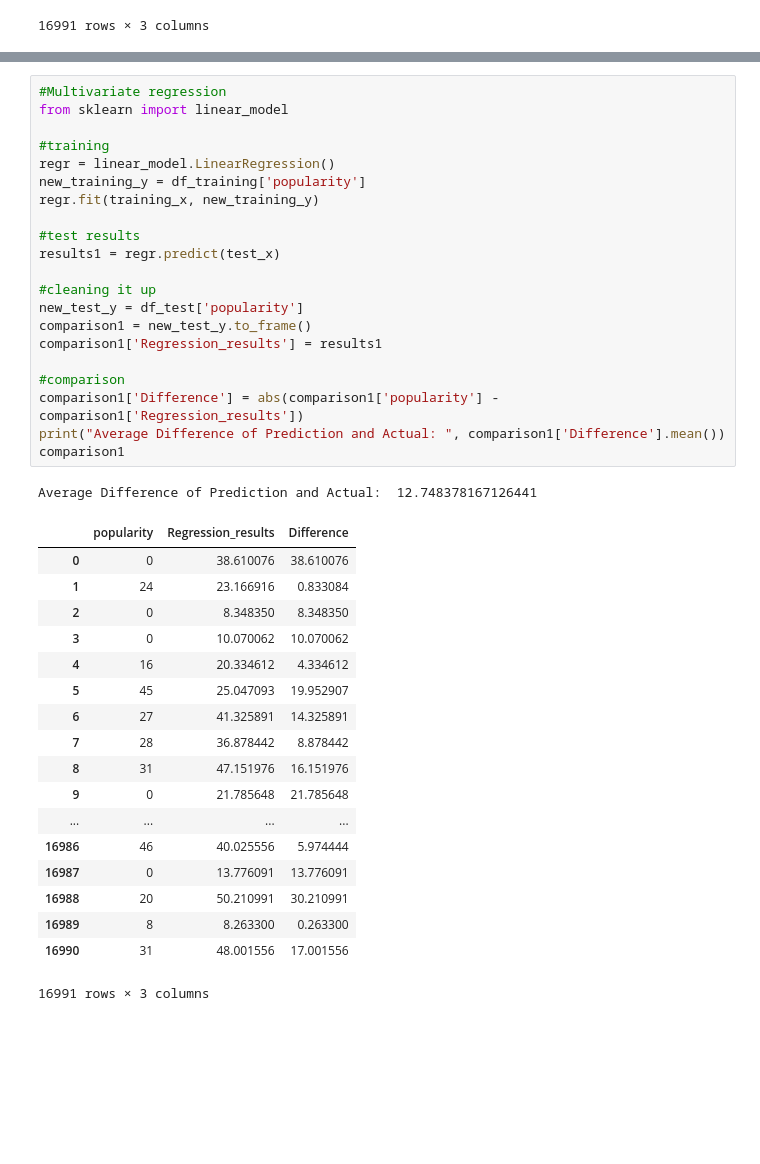
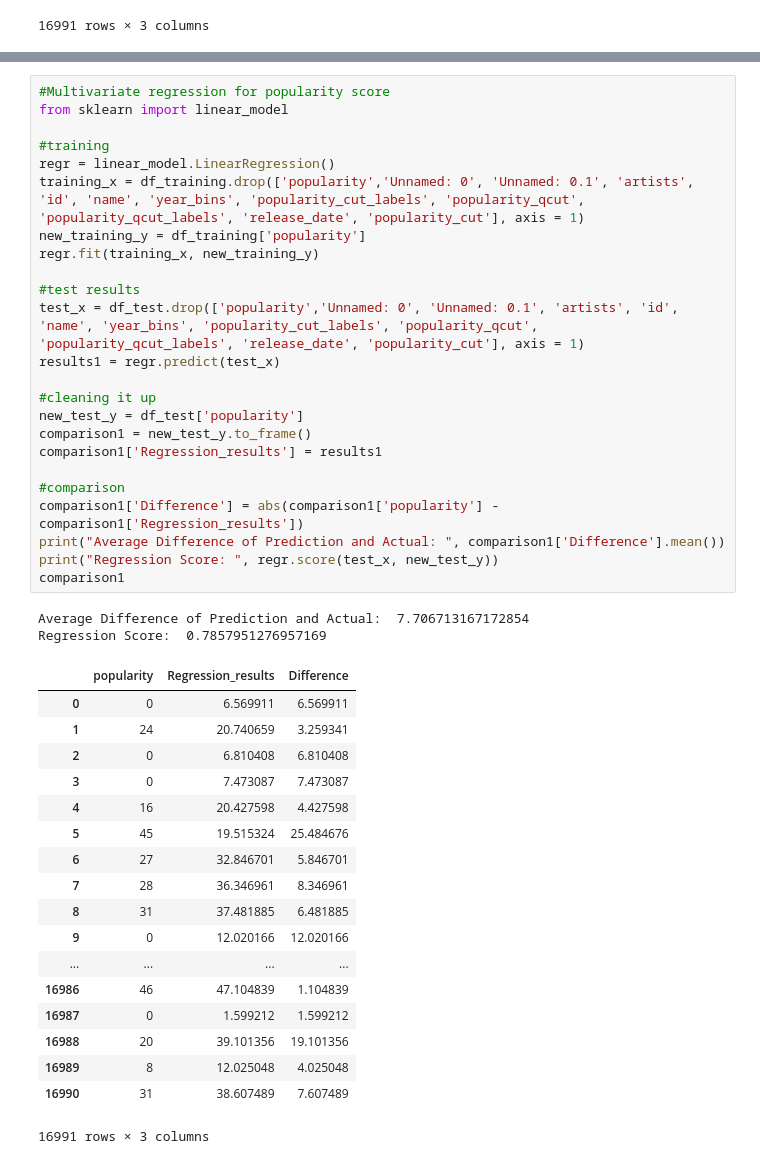
Before and after one commit to dikshagupta414/Spotify_ML_Project-DSCI303, a Jupyter notebook: scripts/Data Modeling.ipynb, the cells around one changed output, grey strips where cells are left out. Saved outputs shown, nothing was run; the diff lists cells and outputs as text; blank space fills up the shorter version.

```diff
--- a/scripts/Data Modeling.ipynb
+++ b/scripts/Data Modeling.ipynb
@@ -131,41 +174,45 @@ Percent accurate:  0.6509328468012477
 # %%
-#Multivariate regression
+#Multivariate regression for popularity score
 from sklearn import linear_model
 
 #training
 regr = linear_model.LinearRegression()
+training_x = df_training.drop(['popularity','Unnamed: 0', 'Unnamed: 0.1', 'artists', 'id', 'name', 'year_bins', 'popularity_cut_labels', 'popularity_qcut', 'popularity_qcut_labels', 'release_date', 'popularity_cut'], axis = 1)
 new_training_y = df_training['popularity']
 regr.fit(training_x, new_training_y)
 
 #test results
+test_x = df_test.drop(['popularity','Unnamed: 0', 'Unnamed: 0.1', 'artists', 'id', 'name', 'year_bins', 'popularity_cut_labels', 'popularity_qcut', 'popularity_qcut_labels', 'release_date', 'popularity_cut'], axis = 1)
 results1 = regr.predict(test_x)
 
 #cleaning it up
 new_test_y = df_test['popularity']
 comparison1 = new_test_y.to_frame()
 comparison1['Regression_results'] = results1
 
 #comparison
 comparison1['Difference'] = abs(comparison1['popularity'] - comparison1['Regression_results'])
 print("Average Difference of Prediction and Actual: ", comparison1['Difference'].mean())
+print("Regression Score: ", regr.score(test_x, new_test_y))
 comparison1
 # %% [output]
-Average Difference of Prediction and Actual:  12.748378167126441
+Average Difference of Prediction and Actual:  7.706713167172854
+Regression Score:  0.7857951276957169
 |  | popularity | Regression_results | Difference |
-| 0 | 0 | 38.610076 | 38.610076 |
-| 1 | 24 | 23.166916 | 0.833084 |
-| 2 | 0 | 8.348350 | 8.348350 |
-| 3 | 0 | 10.070062 | 10.070062 |
-| 4 | 16 | 20.334612 | 4.334612 |
-| 5 | 45 | 25.047093 | 19.952907 |
-| 6 | 27 | 41.325891 | 14.325891 |
-| 7 | 28 | 36.878442 | 8.878442 |
-| 8 | 31 | 47.151976 | 16.151976 |
-| 9 | 0 | 21.785648 | 21.785648 |
+| 0 | 0 | 6.569911 | 6.569911 |
+| 1 | 24 | 20.740659 | 3.259341 |
+| 2 | 0 | 6.810408 | 6.810408 |
+| 3 | 0 | 7.473087 | 7.473087 |
+| 4 | 16 | 20.427598 | 4.427598 |
+| 5 | 45 | 19.515324 | 25.484676 |
+| 6 | 27 | 32.846701 | 5.846701 |
+| 7 | 28 | 36.346961 | 8.346961 |
+| 8 | 31 | 37.481885 | 6.481885 |
+| 9 | 0 | 12.020166 | 12.020166 |
 | ... | ... | ... | ... |
-| 16986 | 46 | 40.025556 | 5.974444 |
-| 16987 | 0 | 13.776091 | 13.776091 |
-| 16988 | 20 | 50.210991 | 30.210991 |
-| 16989 | 8 | 8.263300 | 0.263300 |
-| 16990 | 31 | 48.001556 | 17.001556 |
+| 16986 | 46 | 47.104839 | 1.104839 |
+| 16987 | 0 | 1.599212 | 1.599212 |
+| 16988 | 20 | 39.101356 | 19.101356 |
+| 16989 | 8 | 12.025048 | 4.025048 |
+| 16990 | 31 | 38.607489 | 7.607489 |
 16991 rows × 3 columns
```
Also changed, not shown: parts of 6 cells of this notebook.
